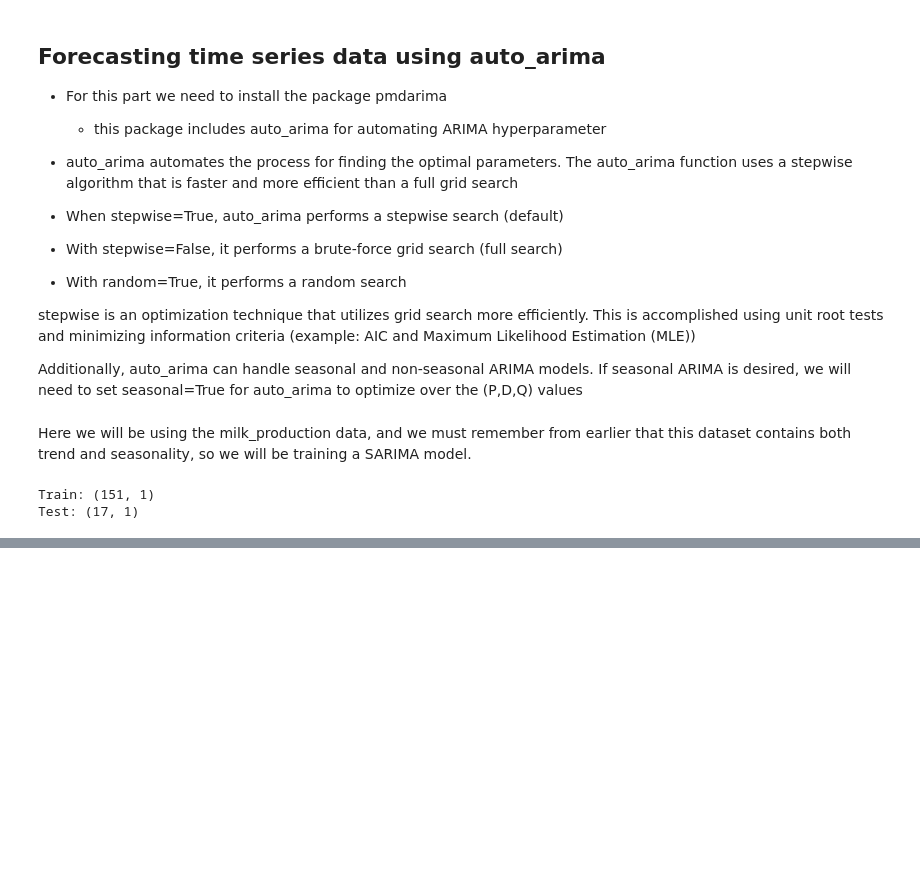
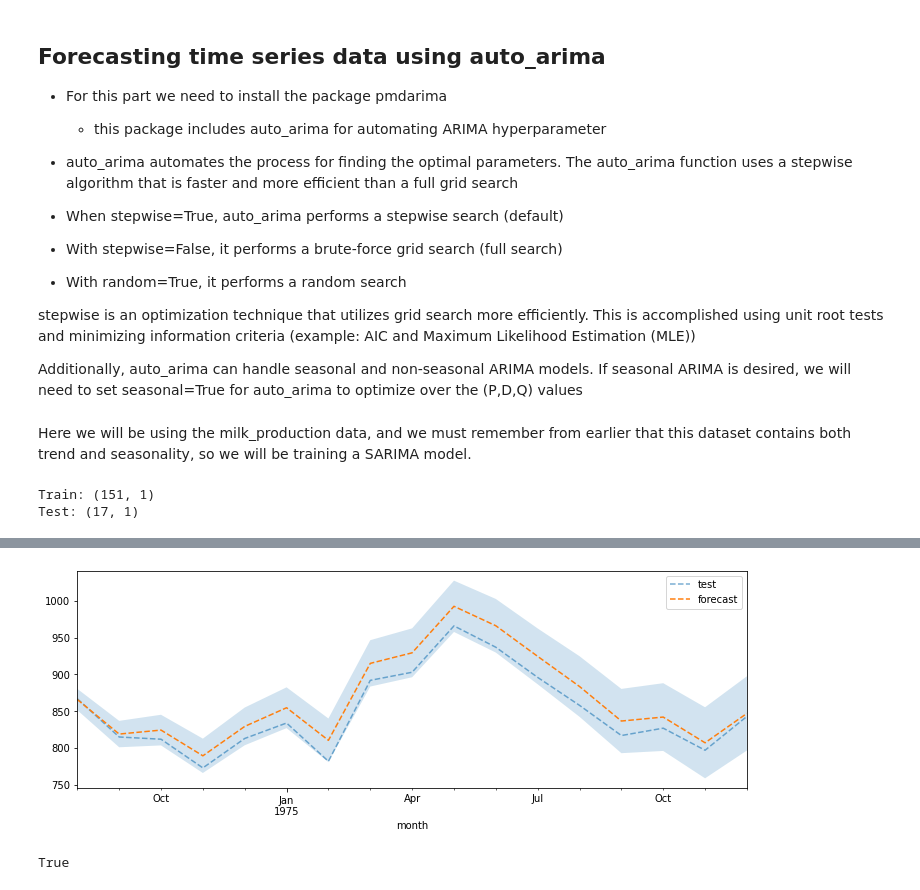
Before and after one commit to LaurbergMJ/TimeSeriesAnalysisWithPythonCookbook, a Jupyter notebook: Ch11.ipynb, the cells around one changed output, grey strips where cells are left out. Drawn from its saved outputs; the diff is of its cells as text; code cells hidden in the pictures; blank space fills up the shorter version.

```diff
--- a/Ch11.ipynb
+++ b/Ch11.ipynb
@@ -50,0 +124,23 @@ Test: (17, 1)
+# %%
+# To make a prediction, we can use the predict method
+# Need to provide the number of periods to forecast forward into the future
+# obtain confidence intervals with the return_conf_int
+
+n = test.shape[0]
+forecast, conf_interval = auto_model.predict(n_periods=n, return_conf_int=True)
+lower_ci, upper_ci = zip(*conf_interval)
+index=test.index
+ax = test.plot(style='--', alpha=0.6, figsize=(12,4))
+pd.Series(forecast, index=index).plot(style='--', ax=ax)
+plt.fill_between(index, lower_ci, upper_ci, alpha=0.2)
+plt.legend(['test', 'forecast'])
+plt.show()
+# %% [output]
+[figure, added]
+# %%
+# Notice that the forecast line lies in the middle of the shaded area. This represents the
+# mean of the upper and lower bounds.
+
+sum(forecast) == sum(conf_interval.mean(axis=1))
+# %% [output]
+True
```
Also changed, not shown: parts of 60 cells of this notebook, 1 other file.
